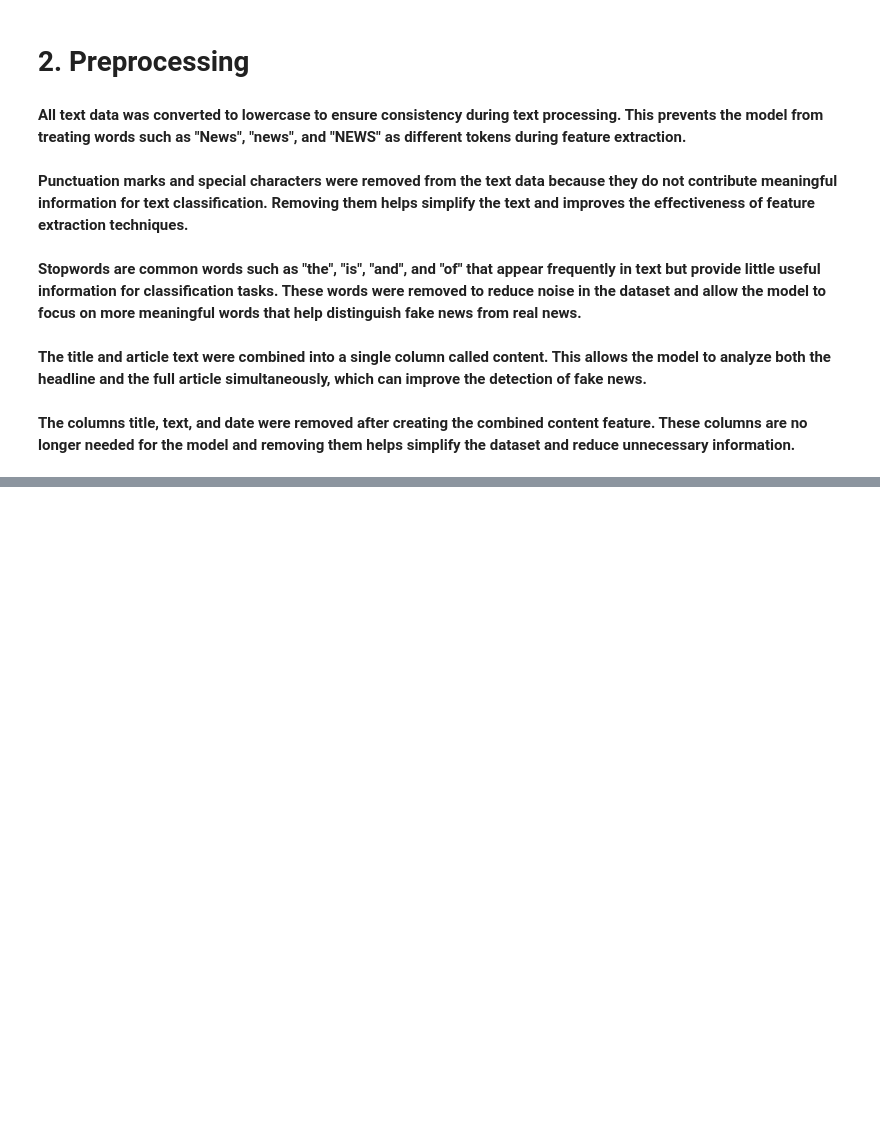
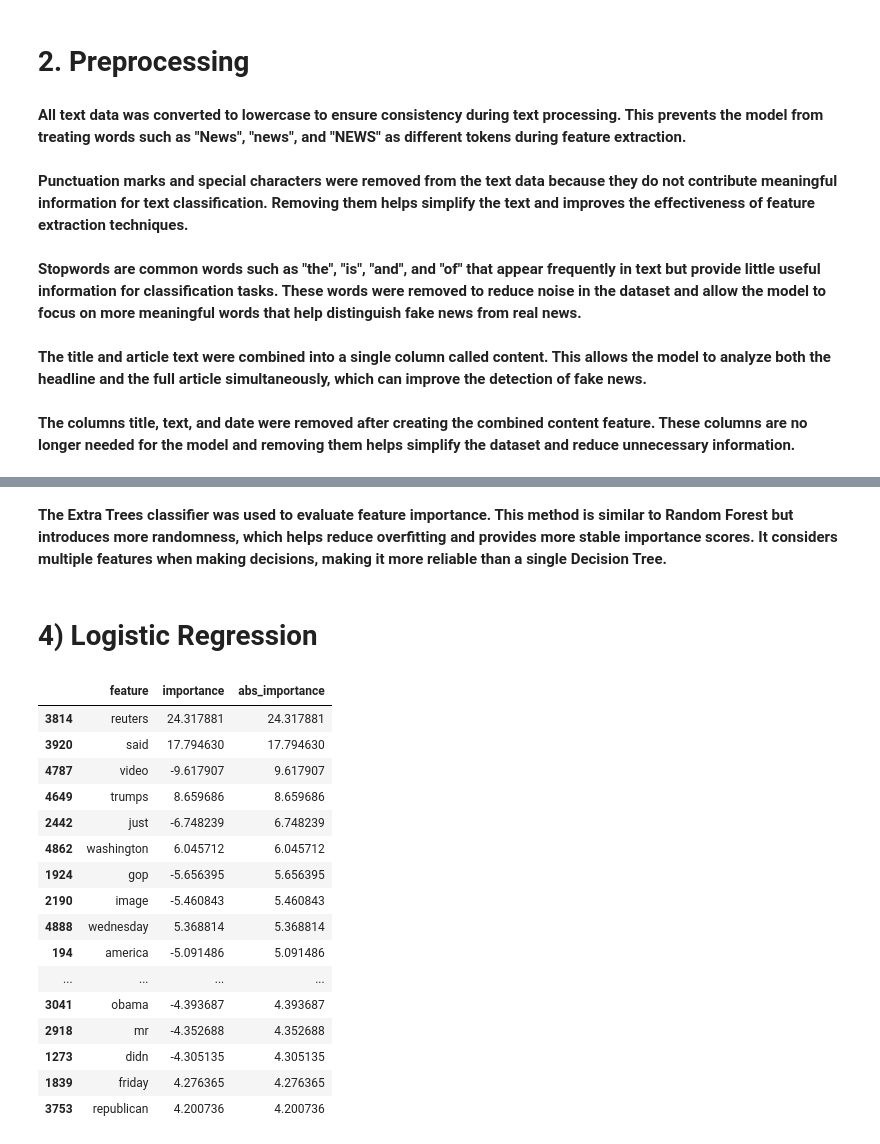
Before and after one commit to Azeem-1004/FakeNews-ML-Project, a Jupyter notebook: true-and-fake-news-dataset.ipynb, the cells around one changed output, grey strips where cells are left out. Drawn from its saved outputs; the diff is of its cells as text; code cells hidden in the pictures; blank space fills up the shorter version.

Commit message:
Kaggle Notebook | True And Fake News Dataset | Version 3

```diff
--- a/true-and-fake-news-dataset.ipynb
+++ b/true-and-fake-news-dataset.ipynb
@@ -220,3 +220,16 @@ df.head()
 # Save the preprocessed dataset so it can be used in the next phase of the project
 
 df.to_csv("processed_fake_news_dataset.csv", index=False)
+# %%
+# This code converts textual data into numerical features using TF-IDF
+
+from sklearn.feature_extraction.text import TfidfVectorizer
+
+# Initialize TF-IDF (limit features to keep it fast)
+tfidf = TfidfVectorizer(max_features=5000)
+
+# Convert text into numerical vectors
+X = tfidf.fit_transform(df["content"]).toarray()
+
+# Target variable
+y = df["label"]
@@ -222,0 +238,7 @@ df.to_csv("processed_fake_news_dataset.csv", index=False)
+# %%
+from sklearn.model_selection import train_test_split
+
+# Split dataset into training and testing sets
+X_train, X_test, y_train, y_test = train_test_split(
+    X, y, test_size=0.2, random_state=42
+)
@@ -222,0 +390,46 @@ df.to_csv("processed_fake_news_dataset.csv", index=False)
+# %% [markdown]
+**The Extra Trees classifier was used to evaluate feature importance. This method is similar to Random Forest but introduces more randomness, which helps reduce overfitting and provides more stable importance scores. It considers multiple features when making decisions, making it more reliable than a single Decision Tree.**
+# %% [markdown]
+# **4) Logistic Regression**
+# %%
+# This code uses Logistic Regression to find important features
+
+from sklearn.linear_model import LogisticRegression
+
+# Train model
+lr = LogisticRegression(max_iter=1000)
+lr.fit(X_train, y_train)
+
+# Get coefficients (importance)
+lr_importance = lr.coef_[0]
+
+# Create dataframe
+lr_importance_df = pd.DataFrame({
+    "feature": feature_names,
+    "importance": lr_importance
+})
+
+# Sort by absolute importance
+lr_importance_df["abs_importance"] = lr_importance_df["importance"].abs()
+lr_importance_df = lr_importance_df.sort_values(by="abs_importance", ascending=False)
+
+# Show top 20
+lr_importance_df.head(20)
+# %% [output]
+|  | feature | importance | abs_importance |
+| 3814 | reuters | 24.317881 | 24.317881 |
+| 3920 | said | 17.794630 | 17.794630 |
+| 4787 | video | -9.617907 | 9.617907 |
+| 4649 | trumps | 8.659686 | 8.659686 |
+| 2442 | just | -6.748239 | 6.748239 |
+| 4862 | washington | 6.045712 | 6.045712 |
+| 1924 | gop | -5.656395 | 5.656395 |
+| 2190 | image | -5.460843 | 5.460843 |
+| 4888 | wednesday | 5.368814 | 5.368814 |
+| 194 | america | -5.091486 | 5.091486 |
+| ... | ... | ... | ... |
+| 3041 | obama | -4.393687 | 4.393687 |
+| 2918 | mr | -4.352688 | 4.352688 |
+| 1273 | didn | -4.305135 | 4.305135 |
+| 1839 | friday | 4.276365 | 4.276365 |
+| 3753 | republican | 4.200736 | 4.200736 |
```
Also changed, not shown: parts of 40 cells of this notebook.
